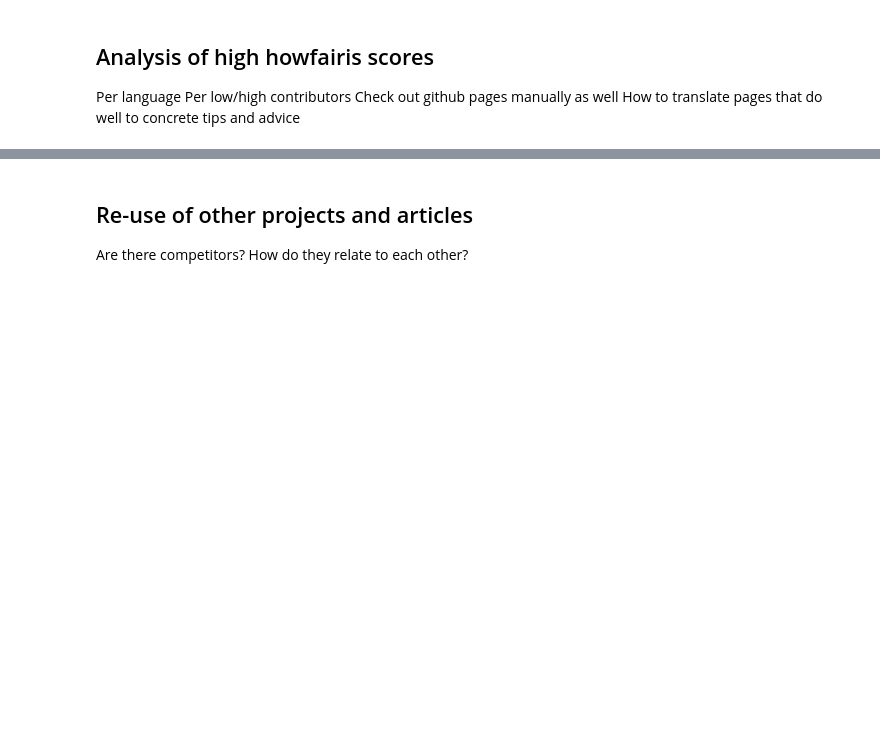
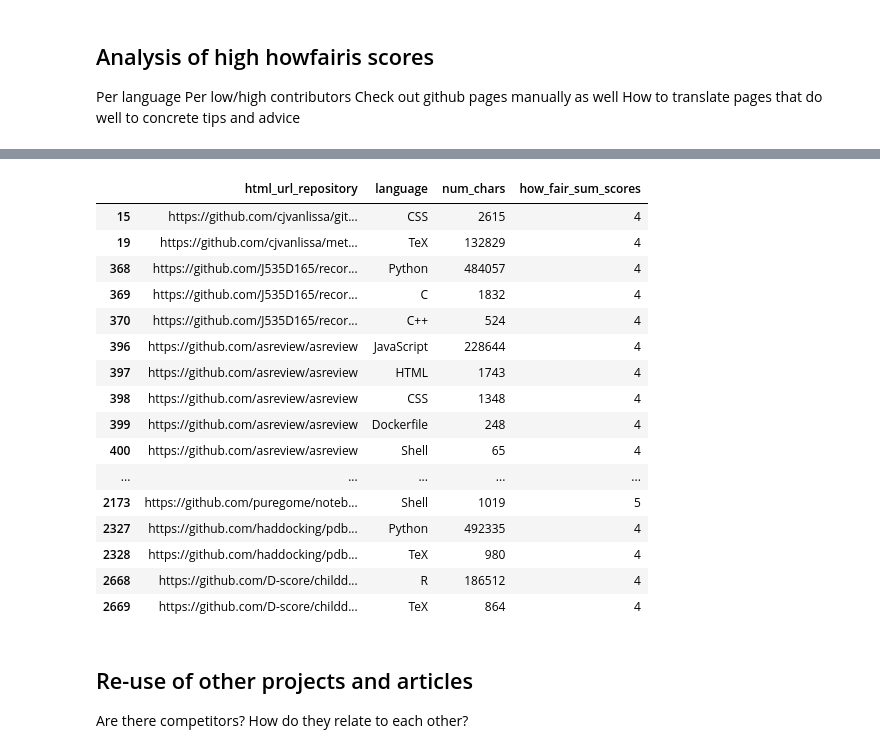
Before and after one commit to UtrechtUniversity/SWORDS-UU, a Jupyter notebook: repository_collection/repo_analysis.ipynb, the cells around one changed output, grey strips where cells are left out. Cells and saved outputs as stored; diff of their text form; code cells hidden in the pictures; blank space fills up the shorter version.

```diff
--- a/repository_collection/repo_analysis.ipynb
+++ b/repository_collection/repo_analysis.ipynb
@@ -225,0 +283,14 @@ Different programming languages need different licences. For some languages (e.g
+# %%
+index_how_fair_is = 0
+language_how_fair_is_df = []
+#get a list with the how-fair-is scores added to the language dataset
+for index,row in languages.iterrows():
+    if how_fair_is['html_url'][index_how_fair_is] != languages['html_url_repository'][index]:
+        index_how_fair_is += 1
+    sum_score = how_fair_is['how_fair_sum_scores'][index_how_fair_is]
+    language_how_fair_is_df.append(sum_score)
+regression_data_how_fair_is_language = pd.DataFrame()
+language_data_dummies = pd.get_dummies(languages['language'])  #one hot-encoding for language dataset
+print(language_data_dummies)
+regression_data_how_fair_is_language['how_fair_is_sum'] = language_how_fair_is_df
+languages['how_fair_sum_scores'] = regression_data_how_fair_is_language #add scores to language dataset
@@ -230,3 +390,6 @@ Per language
 Per low/high contributors
 Check out github pages manually as well
 How to translate pages that do well to concrete tips and advice
+# %%
+how_fair_is_high_scores = how_fair_is[how_fair_is['how_fair_sum_scores'] > 3]
+how_fair_is_high_scores_per_language = languages[languages['how_fair_sum_scores'] > 3]
@@ -233,3 +409,23 @@ How to translate pages that do well to concrete tips and advice
+# %%
+how_fair_is_high_scores_per_language
+# %% [output]
+|  | html_url_repository | language | num_chars | how_fair_sum_scores |
+| 15 | https://github.com/cjvanlissa/git... | CSS | 2615 | 4 |
+| 19 | https://github.com/cjvanlissa/met... | TeX | 132829 | 4 |
+| 368 | https://github.com/J535D165/recor... | Python | 484057 | 4 |
+| 369 | https://github.com/J535D165/recor... | C | 1832 | 4 |
+| 370 | https://github.com/J535D165/recor... | C++ | 524 | 4 |
+| 396 | https://github.com/asreview/asreview | JavaScript | 228644 | 4 |
+| 397 | https://github.com/asreview/asreview | HTML | 1743 | 4 |
+| 398 | https://github.com/asreview/asreview | CSS | 1348 | 4 |
+| 399 | https://github.com/asreview/asreview | Dockerfile | 248 | 4 |
+| 400 | https://github.com/asreview/asreview | Shell | 65 | 4 |
+| ... | ... | ... | ... | ... |
+| 2173 | https://github.com/puregome/noteb... | Shell | 1019 | 5 |
+| 2327 | https://github.com/haddocking/pdb... | Python | 492335 | 4 |
+| 2328 | https://github.com/haddocking/pdb... | TeX | 980 | 4 |
+| 2668 | https://github.com/D-score/childd... | R | 186512 | 4 |
+| 2669 | https://github.com/D-score/childd... | TeX | 864 | 4 |
 # %% [markdown]
 ## Re-use of other projects and articles
 
```
Also changed, not shown: parts of 18 cells of this notebook.
